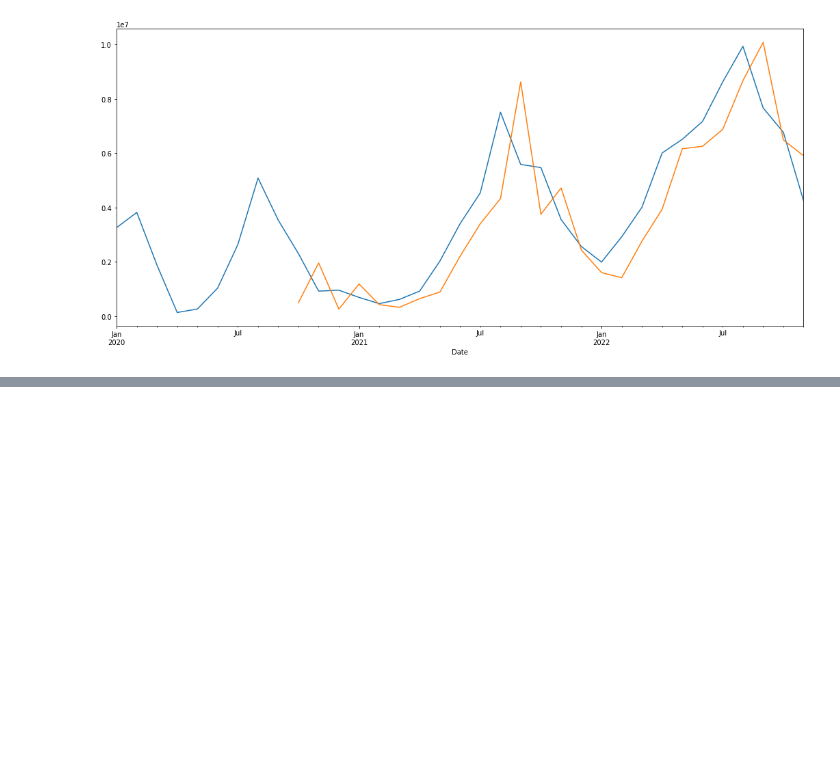
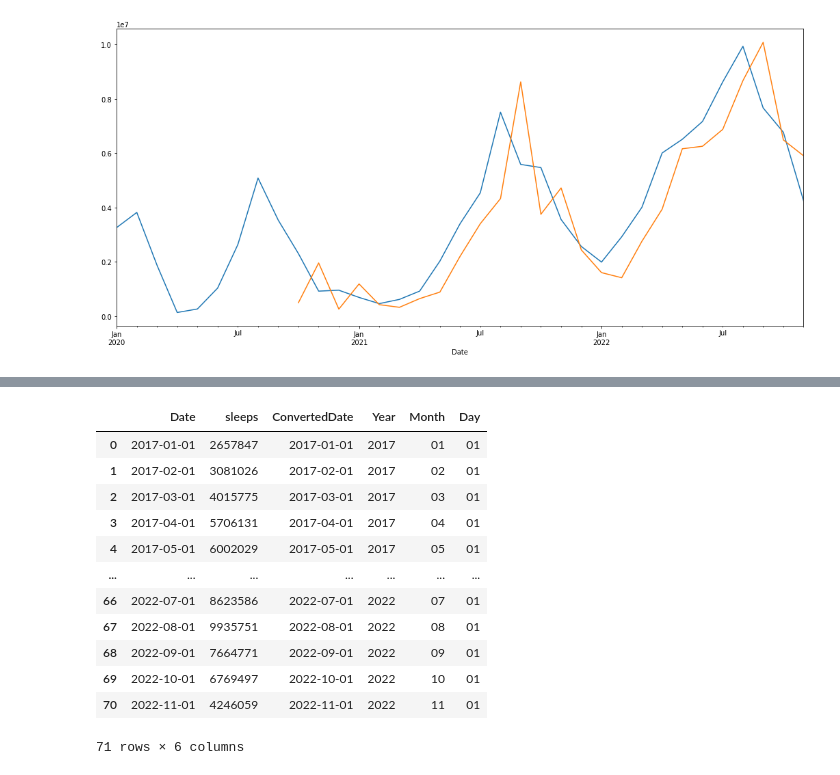
Before and after one commit to LuisaPolicarpo/Project5, a Jupyter notebook: Time_series_s_e_g.ipynb, the cells around one changed output, grey strips where cells are left out. Saved outputs shown, nothing was run; the diff lists cells and outputs as text; code cells hidden in the pictures; blank space fills up the shorter version.

```diff
--- a/Time_series_s_e_g.ipynb
+++ b/Time_series_s_e_g.ipynb
@@ -1508,3 +1488,5 @@ evaluation_df_sa_2022.set_index(test_set.index)['forecast'].plot()
 # %% [output]
 <matplotlib.axes._subplots.AxesSubplot at 0x...>
 [figure]
+# %%
+df_final_2017_2022_2 = df_final_2017_2022.reset_index()
@@ -1510,0 +1538,16 @@ evaluation_df_sa_2022.set_index(test_set.index)['forecast'].plot()
+# %%
+df_final_2017_2022_2
+# %% [output]
+|  | Date | sleeps | ConvertedDate | Year | Month | Day |
+| 0 | 2017-01-01 | 2657847 | 2017-01-01 | 2017 | 01 | 01 |
+| 1 | 2017-02-01 | 3081026 | 2017-02-01 | 2017 | 02 | 01 |
+| 2 | 2017-03-01 | 4015775 | 2017-03-01 | 2017 | 03 | 01 |
+| 3 | 2017-04-01 | 5706131 | 2017-04-01 | 2017 | 04 | 01 |
+| 4 | 2017-05-01 | 6002029 | 2017-05-01 | 2017 | 05 | 01 |
+| ... | ... | ... | ... | ... | ... | ... |
+| 66 | 2022-07-01 | 8623586 | 2022-07-01 | 2022 | 07 | 01 |
+| 67 | 2022-08-01 | 9935751 | 2022-08-01 | 2022 | 08 | 01 |
+| 68 | 2022-09-01 | 7664771 | 2022-09-01 | 2022 | 09 | 01 |
+| 69 | 2022-10-01 | 6769497 | 2022-10-01 | 2022 | 10 | 01 |
+| 70 | 2022-11-01 | 4246059 | 2022-11-01 | 2022 | 11 | 01 |
+71 rows × 6 columns
```
Also changed, not shown: parts of 40 cells of this notebook.
